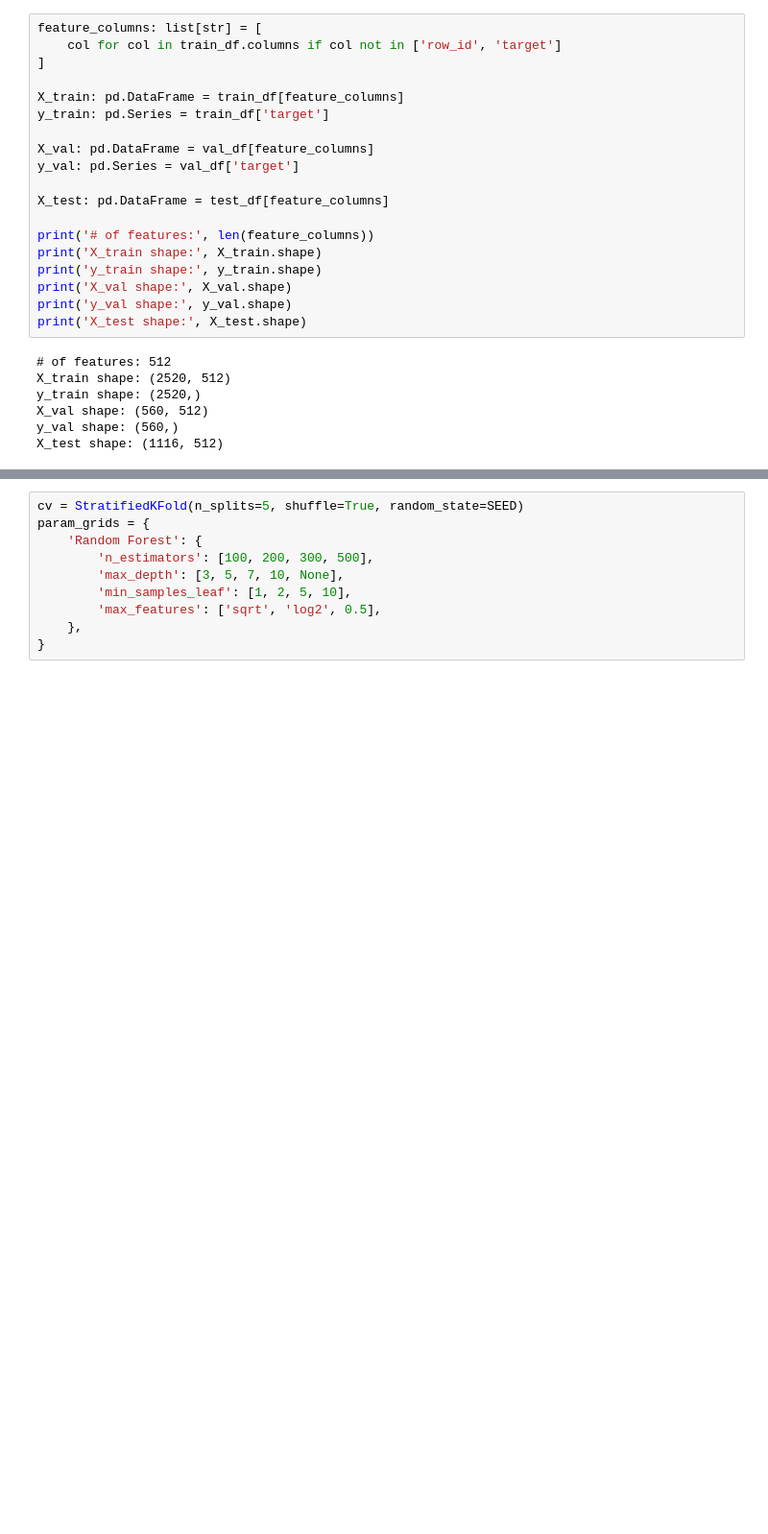
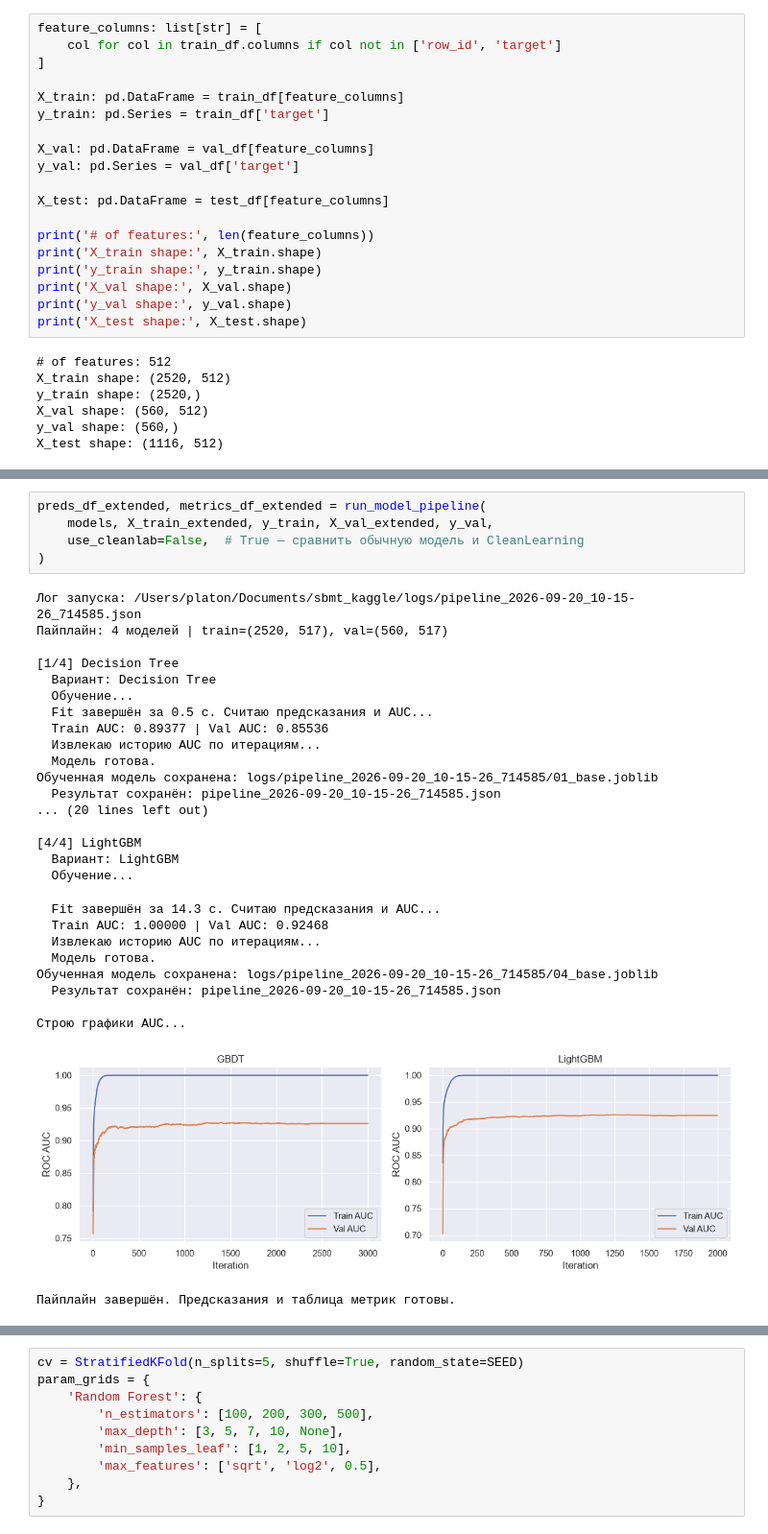
Before and after one commit to revlze/sbmt_kaggle, a Jupyter notebook: main.ipynb, the cells around one changed output, grey strips where cells are left out. Shown at 96% size. Saved outputs shown, nothing was run; the diff lists cells and outputs as text; blank space fills up the shorter version.

```diff
--- a/main.ipynb
+++ b/main.ipynb
@@ -503,0 +578,33 @@ metrics_df
+# %%
+preds_df_extended, metrics_df_extended = run_model_pipeline(
+    models, X_train_extended, y_train, X_val_extended, y_val,
+    use_cleanlab=False,  # True — сравнить обычную модель и CleanLearning
+)
+# %% [output]
+Лог запуска: /Users/platon/Documents/sbmt_kaggle/logs/pipeline_2026-09-20_10-15-26_714585.json
+Пайплайн: 4 моделей | train=(2520, 517), val=(560, 517)
+
+[1/4] Decision Tree
+  Вариант: Decision Tree
+  Обучение...
+  Fit завершён за 0.5 с. Считаю предсказания и AUC...
+  Train AUC: 0.89377 | Val AUC: 0.85536
+  Извлекаю историю AUC по итерациям...
+  Модель готова.
+Обученная модель сохранена: logs/pipeline_2026-09-20_10-15-26_714585/01_base.joblib
+  Результат сохранён: pipeline_2026-09-20_10-15-26_714585.json
+... (20 lines left out)
+
+[4/4] LightGBM
+  Вариант: LightGBM
+  Обучение...
+  Fit завершён за 14.3 с. Считаю предсказания и AUC...
+  Train AUC: 1.00000 | Val AUC: 0.92468
+  Извлекаю историю AUC по итерациям...
+  Модель готова.
+Обученная модель сохранена: logs/pipeline_2026-09-20_10-15-26_714585/04_base.joblib
+  Результат сохранён: pipeline_2026-09-20_10-15-26_714585.json
+
+Строю графики AUC...
+[figure, added]
+Пайплайн завершён. Предсказания и таблица метрик готовы.
```
Also changed, not shown: parts of 41 cells of this notebook.
